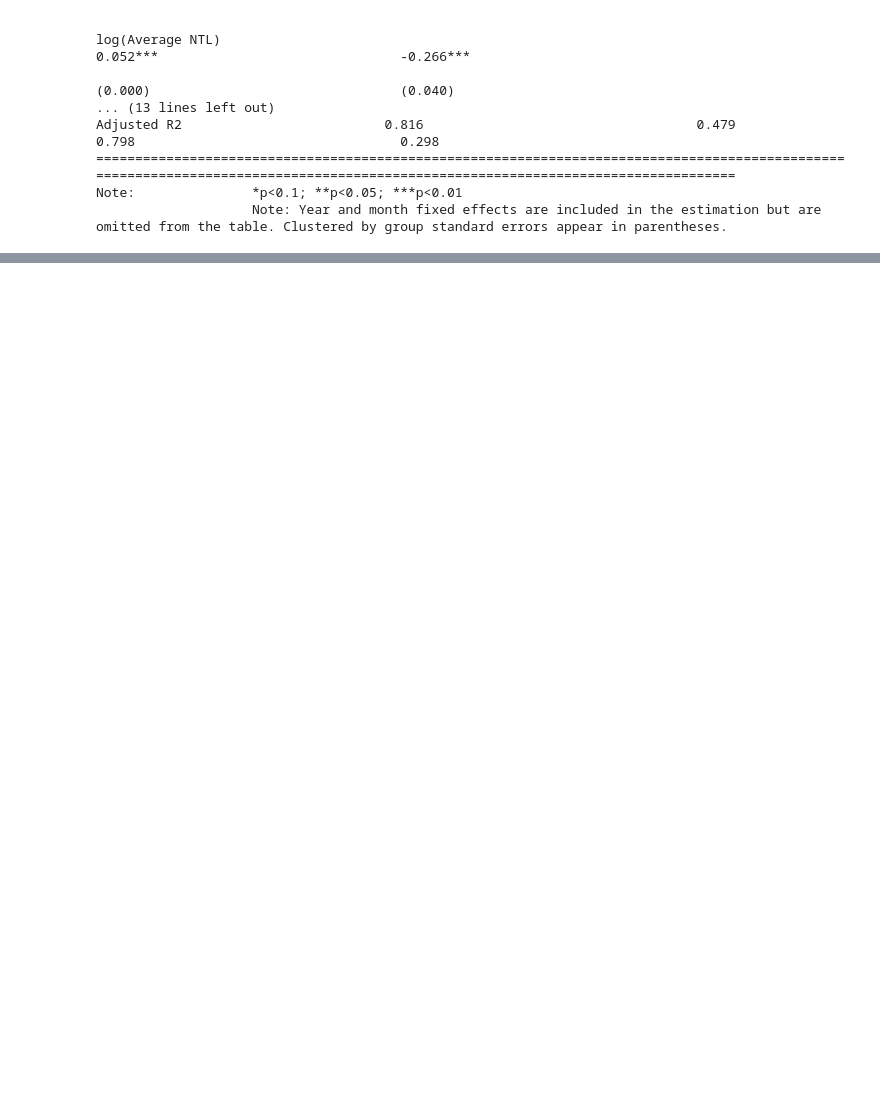
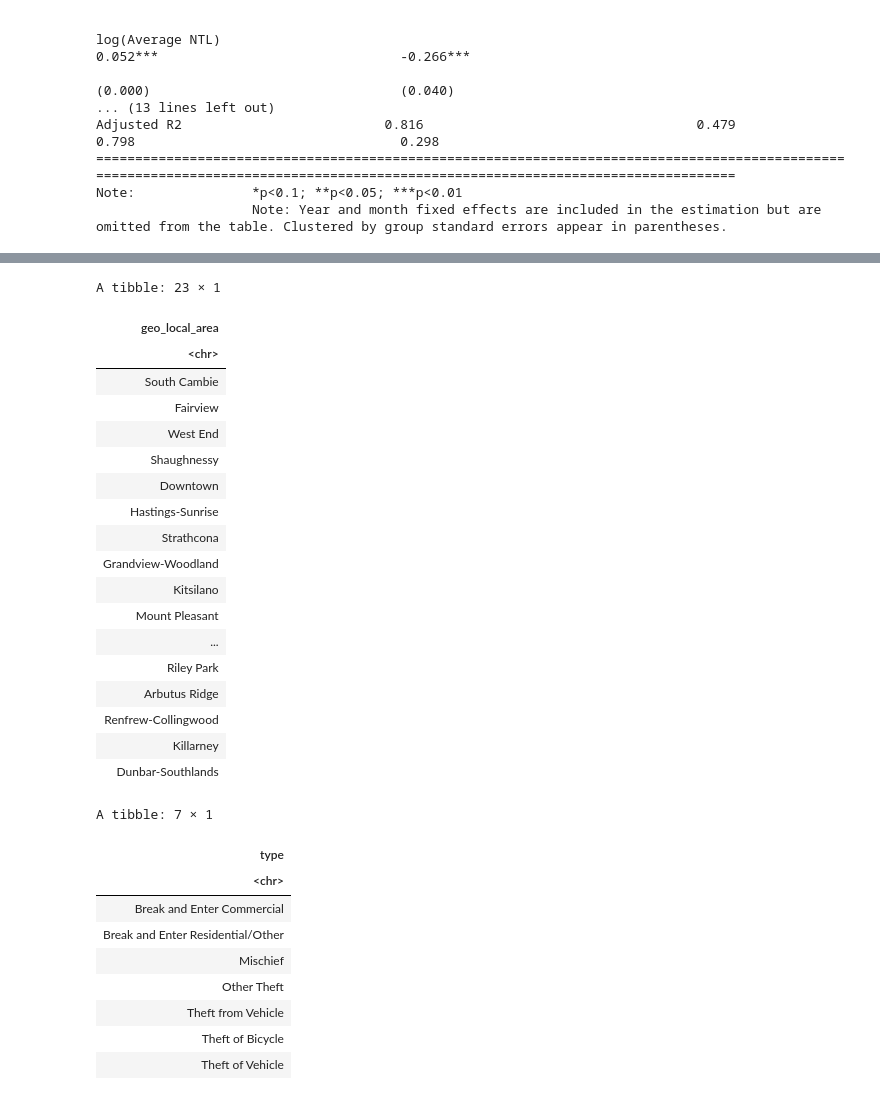
Before and after one commit to Irene-Berezin/econ_398_project, a Jupyter notebook: project_workbook.ipynb, the cells around one changed output, grey strips where cells are left out. Cells and saved outputs as stored; diff of their text form; code cells hidden in the pictures; blank space fills up the shorter version.

```diff
--- a/project_workbook.ipynb
+++ b/project_workbook.ipynb
@@ -2252,0 +2259,6 @@ Note:               *p<0.1; **p<0.05; ***p<0.01
+# %%
+crime_all <- read_csv("Original_Crime_data/crime_in_vancouver.csv")|>
+    mutate(date = as.Date(paste(year, month, day, sep = "-")))|>
+    filter(!is.na(time_category))|>
+    select(type, date, year, month, geo_local_area, time_category)|>
+    glimpse()
@@ -2252,0 +2305,33 @@ Note:               *p<0.1; **p<0.05; ***p<0.01
+# %%
+distinct(crime_all, geo_local_area)
+distinct(crime_all, type)
+# %% [output]
+A tibble: 23 × 1
+| geo_local_area |
+| <chr> |
+| South Cambie |
+| Fairview |
+| West End |
+| Shaughnessy |
+| Downtown |
+| Hastings-Sunrise |
+| Strathcona |
+| Grandview-Woodland |
+| Kitsilano |
+| Mount Pleasant |
+| ... |
+| Riley Park |
+| Arbutus Ridge |
+| Renfrew-Collingwood |
+| Killarney |
+| Dunbar-Southlands |
+A tibble: 7 × 1
+| type |
+| <chr> |
+| Break and Enter Commercial |
+| Break and Enter Residential/Other |
+| Mischief |
+| Other Theft |
+| Theft from Vehicle |
+| Theft of Bicycle |
+| Theft of Vehicle |
```
Also changed, not shown: parts of 14 cells of this notebook.
